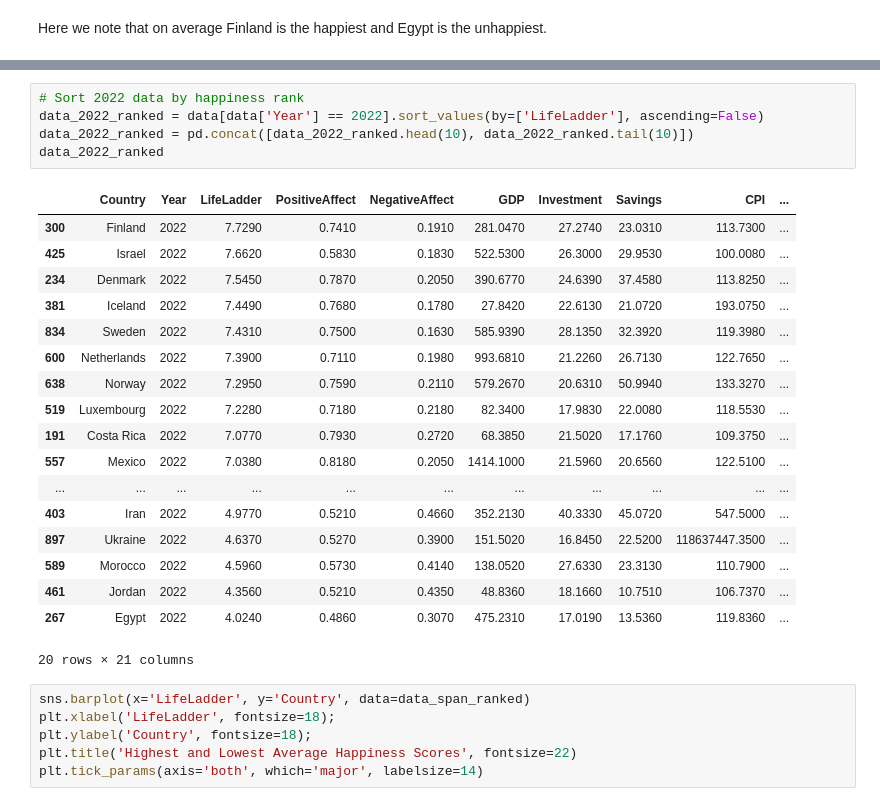
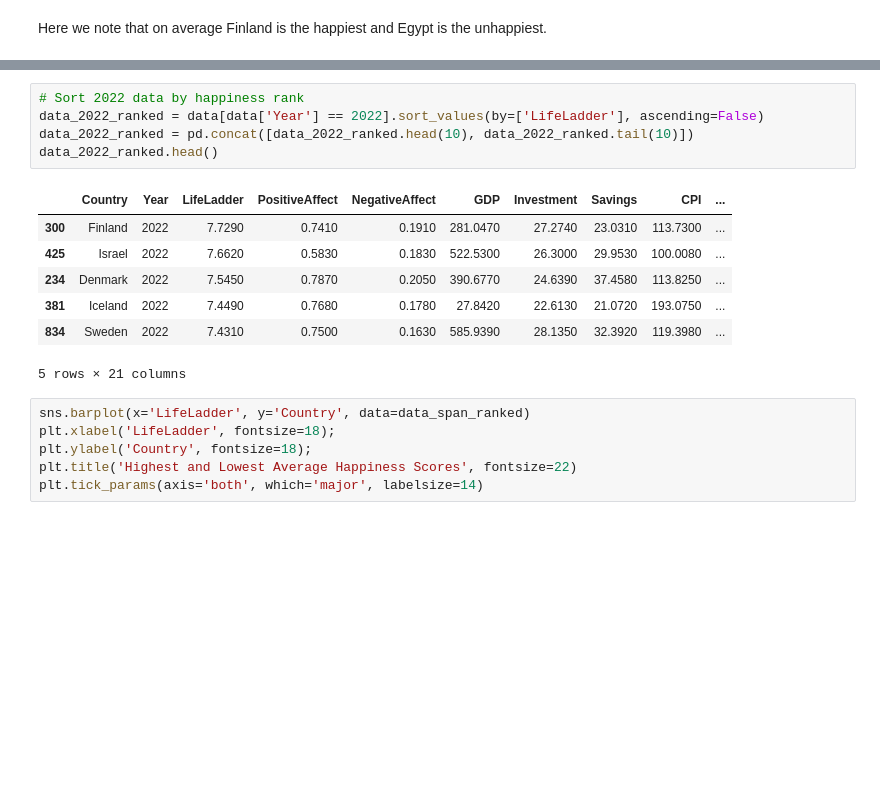
Before and after one commit to cskang3627/happiness, a Jupyter notebook: EDACheckpointGroup_Sp23_The_Group.ipynb, the cells around one changed output, grey strips where cells are left out. Saved outputs shown, nothing was run; the diff lists cells and outputs as text; blank space fills up the shorter version.

```diff
--- a/EDACheckpointGroup_Sp23_The_Group.ipynb
+++ b/EDACheckpointGroup_Sp23_The_Group.ipynb
@@ -500,27 +455,16 @@ data_2012_ranked
 # %%
 # Sort 2022 data by happiness rank
 data_2022_ranked = data[data['Year'] == 2022].sort_values(by=['LifeLadder'], ascending=False)
 data_2022_ranked = pd.concat([data_2022_ranked.head(10), data_2022_ranked.tail(10)])
-data_2022_ranked
+data_2022_ranked.head()
 # %% [output]
 |  | Country | Year | LifeLadder | PositiveAffect | NegativeAffect | GDP | Investment | Savings | CPI | ... |
 | 300 | Finland | 2022 | 7.7290 | 0.7410 | 0.1910 | 281.0470 | 27.2740 | 23.0310 | 113.7300 | ... |
 | 425 | Israel | 2022 | 7.6620 | 0.5830 | 0.1830 | 522.5300 | 26.3000 | 29.9530 | 100.0080 | ... |
 | 234 | Denmark | 2022 | 7.5450 | 0.7870 | 0.2050 | 390.6770 | 24.6390 | 37.4580 | 113.8250 | ... |
 | 381 | Iceland | 2022 | 7.4490 | 0.7680 | 0.1780 | 27.8420 | 22.6130 | 21.0720 | 193.0750 | ... |
 | 834 | Sweden | 2022 | 7.4310 | 0.7500 | 0.1630 | 585.9390 | 28.1350 | 32.3920 | 119.3980 | ... |
-| 600 | Netherlands | 2022 | 7.3900 | 0.7110 | 0.1980 | 993.6810 | 21.2260 | 26.7130 | 122.7650 | ... |
-| 638 | Norway | 2022 | 7.2950 | 0.7590 | 0.2110 | 579.2670 | 20.6310 | 50.9940 | 133.3270 | ... |
-| 519 | Luxembourg | 2022 | 7.2280 | 0.7180 | 0.2180 | 82.3400 | 17.9830 | 22.0080 | 118.5530 | ... |
-| 191 | Costa Rica | 2022 | 7.0770 | 0.7930 | 0.2720 | 68.3850 | 21.5020 | 17.1760 | 109.3750 | ... |
-| 557 | Mexico | 2022 | 7.0380 | 0.8180 | 0.2050 | 1414.1000 | 21.5960 | 20.6560 | 122.5100 | ... |
-| ... | ... | ... | ... | ... | ... | ... | ... | ... | ... | ... |
-| 403 | Iran | 2022 | 4.9770 | 0.5210 | 0.4660 | 352.2130 | 40.3330 | 45.0720 | 547.5000 | ... |
-| 897 | Ukraine | 2022 | 4.6370 | 0.5270 | 0.3900 | 151.5020 | 16.8450 | 22.5200 | 118637447.3500 | ... |
-| 589 | Morocco | 2022 | 4.5960 | 0.5730 | 0.4140 | 138.0520 | 27.6330 | 23.3130 | 110.7900 | ... |
-| 461 | Jordan | 2022 | 4.3560 | 0.5210 | 0.4350 | 48.8360 | 18.1660 | 10.7510 | 106.7370 | ... |
-| 267 | Egypt | 2022 | 4.0240 | 0.4860 | 0.3070 | 475.2310 | 17.0190 | 13.5360 | 119.8360 | ... |
-20 rows × 21 columns
+5 rows × 21 columns
 # %%
 sns.barplot(x='LifeLadder', y='Country', data=data_span_ranked)
 plt.xlabel('LifeLadder', fontsize=18);
```
Also changed, not shown: parts of 28 cells of this notebook.
